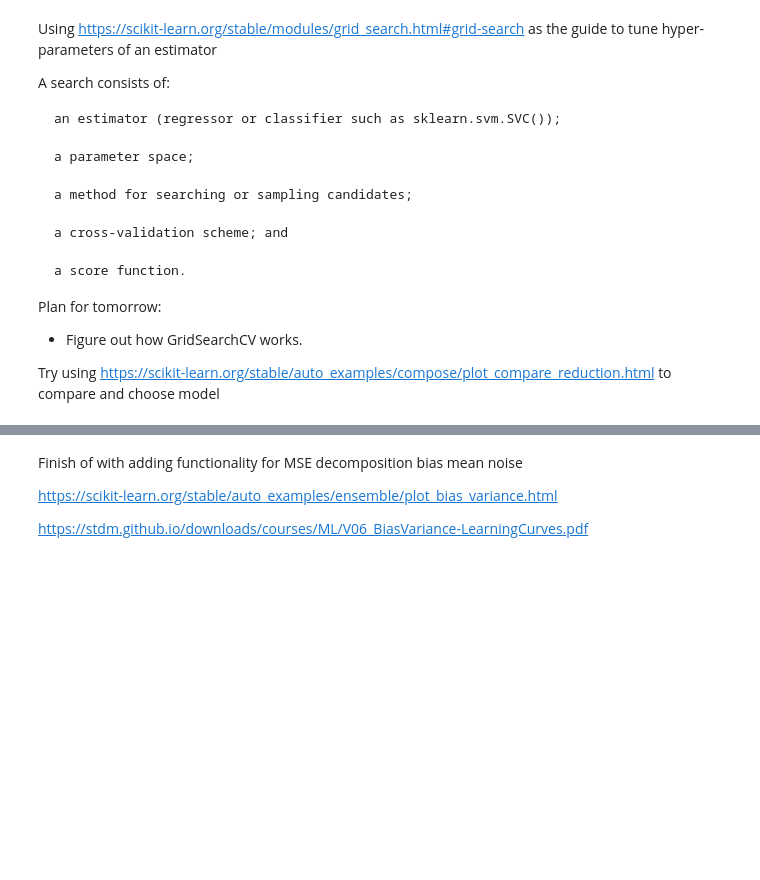
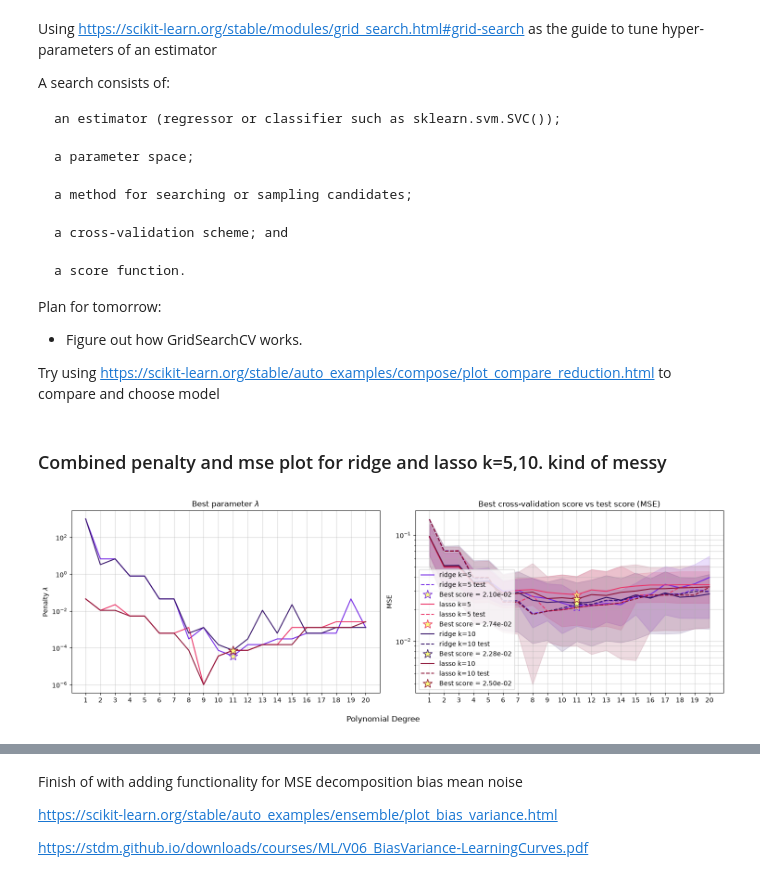
Before and after one commit to nillescorner/FYS-STK4155-Group, a Jupyter notebook: Project_1/Code/Project1.ipynb, the cells around one changed output, grey strips where cells are left out. Drawn from its saved outputs; the diff is of its cells as text; code cells hidden in the pictures; blank space fills up the shorter version.

```diff
--- a/Project_1/Code/Project1.ipynb
+++ b/Project_1/Code/Project1.ipynb
@@ -1462,10 +1462,11 @@ each method attack, and does your numerical evidence support that reading?
 # %%
 # Your code for part i) here
 
-from general_functions import make_data, np, design_matrix
+from general_functions import make_data, np, design_matrix, FIG_DIR
 from resampling_methods import cross_validation, grid_search, bootstrap_resampling, train_through_gridsearchCV, mse_decomposer
 from sklearn.model_selection import train_test_split
 import matplotlib.pyplot as plt
+from sklearn.linear_model import LinearRegression, Ridge, Lasso
 
 mindegree, maxdegree = 1, 21
 
@@ -1474,5 +1475,5 @@ x_,y_ = make_data()
 x_train, x_test, y_train, y_test = train_test_split(x_,y_, test_size=0.2, random_state=2026)
 
 
-# results, model_shorthands = train_through_gridsearchCV(x_, y_, models = ['ridge'], Ks=[5])
-results, model_shorthands = train_through_gridsearchCV(x_, y_, models = ['ridge', 'lasso'], Ks=[5,10])
+# results, model_shorthands = train_through_gridsearchCV(x_, y_, models = ['ridge'], Ks=[5], return_std = True)
+results, model_shorthands = train_through_gridsearchCV(x_, y_, models = ['ridge', 'lasso'], Ks=[5,10], return_std = True)
@@ -1503,8 +1510,13 @@ Plan for tomorrow:
 
 Try using https://scikit-learn.org/stable/auto_examples/compose/plot_compare_reduction.html
 to compare and choose model
+# %% [markdown]
+### Combined penalty and mse plot for ridge and lasso k=5,10. kind of messy
 # %%
-fig, axs = plt.subplots(1,3, figsize = (15, 5))
+fig, axs = plt.subplots(1,2, figsize = (15, 5))
+
+from matplotlib.markers import MarkerStyle
+
 
 # Using OLS as a reference
 
@@ -1518,45 +1530,74 @@ import colors as c
 for model_shorthand in model_shorthands:
         model ,_ ,_ ,k = model_shorthand.split()
 
-        print(model, k)
         if model == 'ridge':
-                color = c.RIDGE
+                if k == '5':
+                        color = c.RIDGE
+                else:
+                        color = c.RIDGE2
         elif model == 'lasso':
-                color = c.LASSO
+                if k == '5':
+                        color = c.LASSO
+                else:
+                        color = c.LASSO2
 
-        if k == '5':
-                linestyle = 'dashed'
-        elif k == '10':
-                linestyle = 'solid'
 
-        axs[0].plot(degs, results[model_shorthand]['best_params'], color = color, linestyle = linestyle,  label = model_shorthand)
-        axs[1].plot(degs, results[model_shorthand]['mse'], color = color, linestyle = linestyle,  label = model_shorthand)
-        axs[2].plot(degs, results[model_shorthand]['score'], color = color, linestyle = linestyle,  label = model_shorthand)
+
+
+        axs[1].fill_between(degs,
+                                results[model_shorthand]['mse'] - results[model_shorthand]['std_test_score'],
+                                results[model_shorthand]['mse'] + results[model_shorthand]['std_test_score'],
+                                alpha=0.15,
+                                color=color,
+                                )
+        axs[1].plot(degs, results[model_shorthand]['mse'],
+                         color = color, linestyle = 'solid',  label = model + f" k={k}")
+
+
+        filled_marker_style = dict(marker='*', markersize=15, linestyle = 'none',
+                                   color='darkgrey',
+                                   markerfacecolor="#FAFE81",
+                                   markeredgecolor=color)
+
+        axs[0].plot(degs, results[model_shorthand]['best_params'], color = color, label = model_shorthand)
+        axs[1].plot(degs, results[model_shorthand]['test_mse'], color = color, linestyle = 'dashed',  label =   model + f" k={k} test")
+        best_idx = np.argmin(results[model_shorthand]['mse'])
+        # axs[1].errorbar(degs, results[model_shorthand]['mse'], yerr= results[model_shorthand]['std_test_score'],
+        #                  color = color, linestyle = 'solid',  label = model_shorthand + " k-fold MSE", capsize = 5)
+
+        axs[0].plot(degs[best_idx], results[model_shorthand]['best_params'][best_idx],
+                         label = r'Best $\lambda$ =' + f'{results[model_shorthand]['best_params'][best_idx]:0.2e}',  **filled_marker_style)
+        axs[1].plot(degs[best_idx], results[model_shorthand]['mse'][best_idx],
+                         label = f'Best score = {results[model_shorthand]['mse'][best_idx]:0.2e}',  **filled_marker_style)
+
 
 axs[0].set_title(r'Best parameter $\lambda$')
-axs[1].set_title(r'Best cross-validation score (MSE)')
-axs[2].set_title(r'Test set score')
+axs[1].set_title(r'Best cross-validation score vs test score (MSE)')
+
 
 axs[0].set_ylabel(r'Penalty $\lambda$')
 axs[1].set_ylabel('MSE')
-axs[2].set_ylabel('Test score')
 
 
-for i in range(3):
+
+for i in range(2):
         axs[i].set_xticks(degs)
         axs[i].grid(which="both", alpha=0.5)
 
 axs[0].set_yscale("log")
+axs[1].set_yscale("log")
 # axs[1].set_yscale("log")
 
 axs[1].legend()
 
 
 
 fig.supxlabel("Polynomial Degree").set_in_layout(True)
 # fig.supylabel("Cross-validated MSE").set_in_layout(True)
 fig.tight_layout()
-plt.savefig(fname='figs/Part_i_hyperparameters.pdf')
+plt.savefig(fname=FIG_DIR/'Part_i_hyperparameters.pdf')
 
 #NOTE: Add "OLS not included, as it does not have hyperparameters.
 # Its MSE as we pass 10 degrees grows to 10e2"
+# %% [output]
+[figure, added]
```
Also changed, not shown: parts of 15 cells of this notebook, 6 other files.
